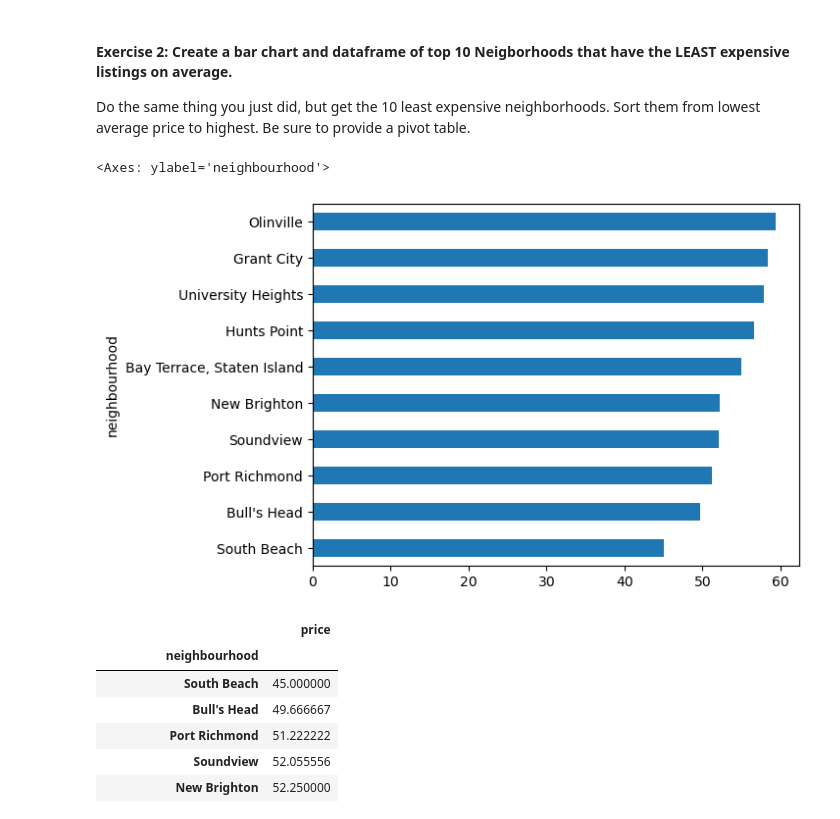
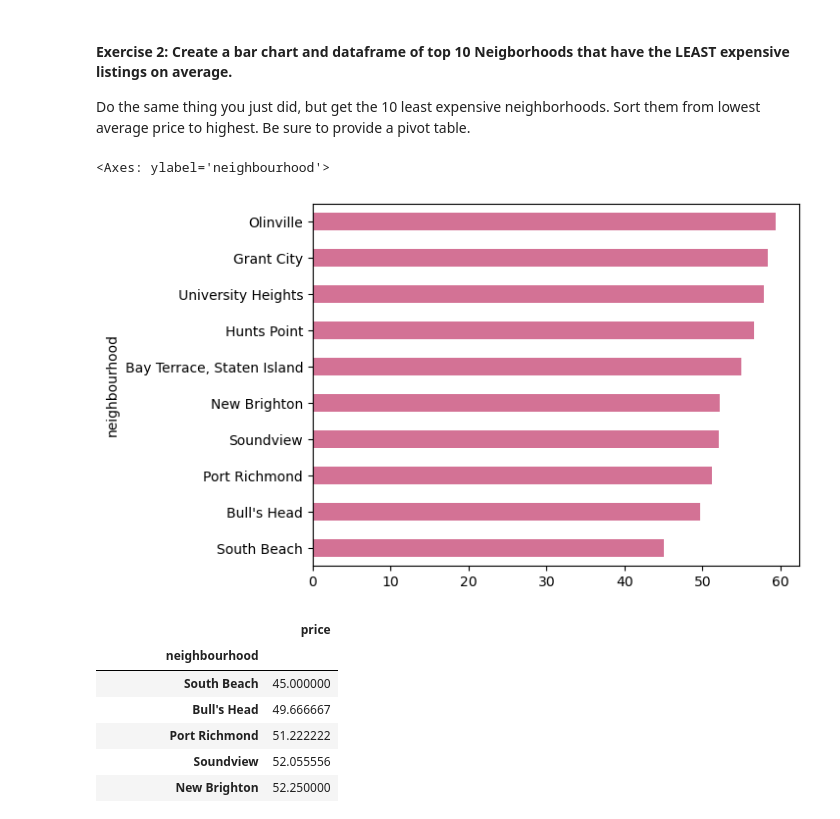
Before and after one commit to alyliann/my-fork-2024-DS-Tue, a Jupyter notebook: Week-03-Data_Analytics-Data_Viz-BI_tools/Exercise-AV.ipynb, the cells around one changed output. Cells and saved outputs as stored; diff of their text form; code cells hidden in the pictures.

Commit message:
Changed colors to reflect tableau charts

```diff
--- a/Week-03-Data_Analytics-Data_Viz-BI_tools/Exercise-AV.ipynb
+++ b/Week-03-Data_Analytics-Data_Viz-BI_tools/Exercise-AV.ipynb
@@ -57,14 +57,14 @@ Do the same thing you just did, but get the 10 least expensive neighborhoods.  S
 # %%
 # Here we make the same chart using the bottom 10 Neighborhoods
 # by average price.  We sort ascending in this one.
 
 gb_sorted = gb.sort_values()
 last_10 = gb_sorted.head(n=10)  # save 10 least expensive
 
-last_10.plot.barh(x='neighbourhood', y='mean')
+last_10.plot.barh(x='neighbourhood', y='mean', color='#d37295')
 # %% [output]
 <Axes: ylabel='neighbourhood'>
-[figure, old version]
+[figure, new version]
 # %%
 # we also would like to have the corresponding pivot table of the lowest 10
 
```
Also changed, not shown: parts of 1 cell of this notebook.
